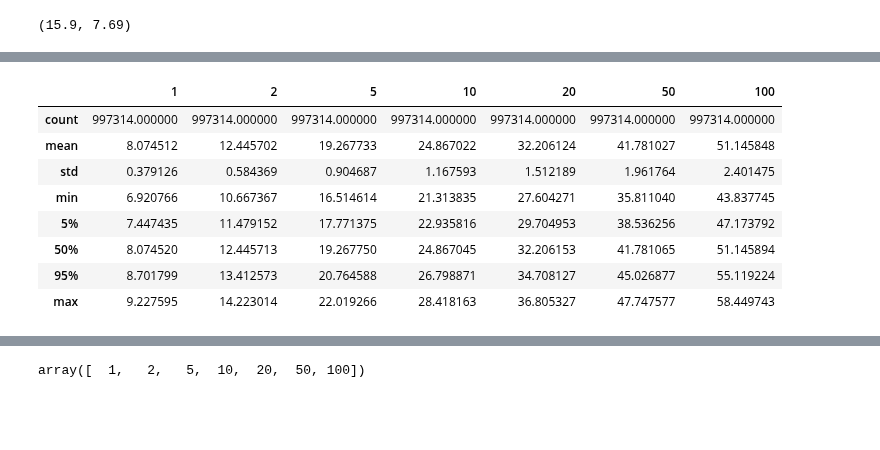
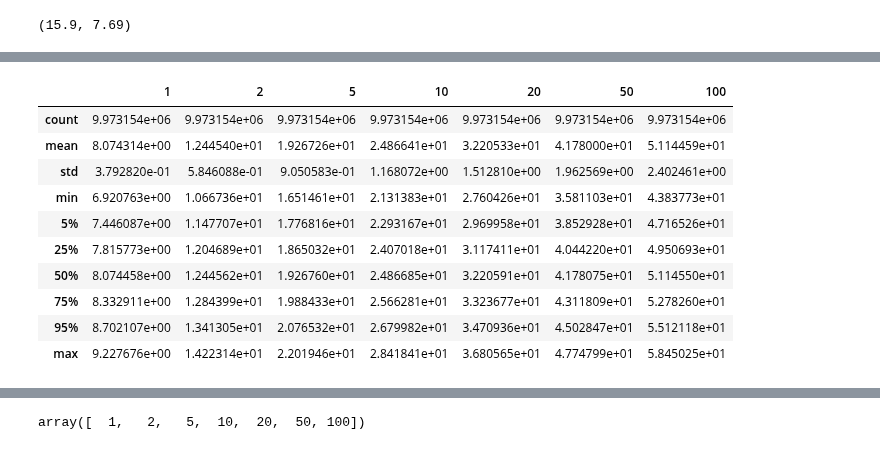
Before and after one commit to Holger-Paxi/Flood_Estimation, a Jupyter notebook: Assignment_2__2nd.ipynb, the cells around one changed output, grey strips where cells are left out. Drawn from its saved outputs; the diff is of its cells as text; code cells hidden in the pictures; blank space fills up the shorter version.

```diff
--- a/Assignment_2__2nd.ipynb
+++ b/Assignment_2__2nd.ipynb
@@ -10,7 +10,10 @@ C10_min_contour = 0.6
 C10_max_contour = 0.8
 C10_mean_contour = 0.7
 
-num_simulations = 1_000_000
+num_simulations = 10_000_000
+
+zone = 'B' # 'A', 'B', 'C', 'D', 'E', 'F'
+elevation = 'Below 500m' # 'Above 500m', 'Below 500m'
 
 print(
     ifd_arr87,
@@ -18,6 +21,8 @@ print(
     C10_min_contour,
     C10_max_contour,
     C10_mean_contour,
+    zone,
+    elevation,
     sep='\n')
 # %% [output]
 ./Assignment_2__Input_FE/inputs_2025_Autumn_PRM/ARR87_IFDs.csv
@@ -63,7 +70,7 @@ tc
 63.59824252533506
 # %%
 # Find the insertion point
-idx = np.searchsorted(df_ifd.index.to_numpy(), tc)
+idx = np.searchsorted(a=df_ifd.index.to_numpy(), v=tc)
 
 # Determine the limits
 if idx == 0:
@@ -130,3 +150,8 @@ I_12h_2y = df_ifd.loc[720,2]
 I_12h_50y, I_12h_2y
 # %% [output]
 (15.9, 7.69)
+# %%
+constant_50 = 0.366*I_12h_50y/I_12h_2y
+constant_100 = 0.588*I_12h_50y/I_12h_2y
+
+constant_50, constant_100
@@ -140,12 +250,12 @@ FF_50, FF_100
 # %%
-FF_y = {
-    'FF_1': 0.62,
-    'FF_2': 0.74,
-    'FF_5': 0.88,
-    'FF_10': 1,
-    'FF_20': 1.12,
-    'FF_50': FF_50,
-    'FF_100': FF_100,
-    }
+# FF_y = {
+#     'FF_1': 0.62,
+#     'FF_2': 0.74,
+#     'FF_5': 0.88,
+#     'FF_10': 1,
+#     'FF_20': 1.12,
+#     'FF_50': FF_50,
+#     'FF_100': FF_100,
+#     }
 
-FF_y
+# FF_y
@@ -206,17 +316,19 @@ Q_y
 # %%
-Q_y_stats = Q_y.describe(percentiles=[0.05, 0.5, 0.95])
+Q_y_stats = Q_y.describe(percentiles=[0.05, 0.25, 0.5, 0.75, 0.95])
 
 Q_y_stats
 # %% [output]
 |  | 1 | 2 | 5 | 10 | 20 | 50 | 100 |
-| count | 997314.000000 | 997314.000000 | 997314.000000 | 997314.000000 | 997314.000000 | 997314.000000 | 997314.000000 |
-| mean | 8.074512 | 12.445702 | 19.267733 | 24.867022 | 32.206124 | 41.781027 | 51.145848 |
-| std | 0.379126 | 0.584369 | 0.904687 | 1.167593 | 1.512189 | 1.961764 | 2.401475 |
-| min | 6.920766 | 10.667367 | 16.514614 | 21.313835 | 27.604271 | 35.811040 | 43.837745 |
-| 5% | 7.447435 | 11.479152 | 17.771375 | 22.935816 | 29.704953 | 38.536256 | 47.173792 |
-| 50% | 8.074520 | 12.445713 | 19.267750 | 24.867045 | 32.206153 | 41.781065 | 51.145894 |
-| 95% | 8.701799 | 13.412573 | 20.764588 | 26.798871 | 34.708127 | 45.026877 | 55.119224 |
-| max | 9.227595 | 14.223014 | 22.019266 | 28.418163 | 36.805327 | 47.747577 | 58.449743 |
+| count | 9.973154e+06 | 9.973154e+06 | 9.973154e+06 | 9.973154e+06 | 9.973154e+06 | 9.973154e+06 | 9.973154e+06 |
+| mean | 8.074314e+00 | 1.244540e+01 | 1.926726e+01 | 2.486641e+01 | 3.220533e+01 | 4.178000e+01 | 5.114459e+01 |
+| std | 3.792820e-01 | 5.846088e-01 | 9.050583e-01 | 1.168072e+00 | 1.512810e+00 | 1.962569e+00 | 2.402461e+00 |
+| min | 6.920763e+00 | 1.066736e+01 | 1.651461e+01 | 2.131383e+01 | 2.760426e+01 | 3.581103e+01 | 4.383773e+01 |
+| 5% | 7.446087e+00 | 1.147707e+01 | 1.776816e+01 | 2.293167e+01 | 2.969958e+01 | 3.852928e+01 | 4.716526e+01 |
+| 25% | 7.815773e+00 | 1.204689e+01 | 1.865032e+01 | 2.407018e+01 | 3.117411e+01 | 4.044220e+01 | 4.950693e+01 |
+| 50% | 8.074458e+00 | 1.244562e+01 | 1.926760e+01 | 2.486685e+01 | 3.220591e+01 | 4.178075e+01 | 5.114550e+01 |
+| 75% | 8.332911e+00 | 1.284399e+01 | 1.988433e+01 | 2.566281e+01 | 3.323677e+01 | 4.311809e+01 | 5.278260e+01 |
+| 95% | 8.702107e+00 | 1.341305e+01 | 2.076532e+01 | 2.679982e+01 | 3.470936e+01 | 4.502847e+01 | 5.512118e+01 |
+| max | 9.227676e+00 | 1.422314e+01 | 2.201946e+01 | 2.841841e+01 | 3.680565e+01 | 4.774799e+01 | 5.845025e+01 |
 # %%
 print(Q_y_stats.index)
 # %% [output]
```
Also changed, not shown: parts of 18 cells of this notebook.
